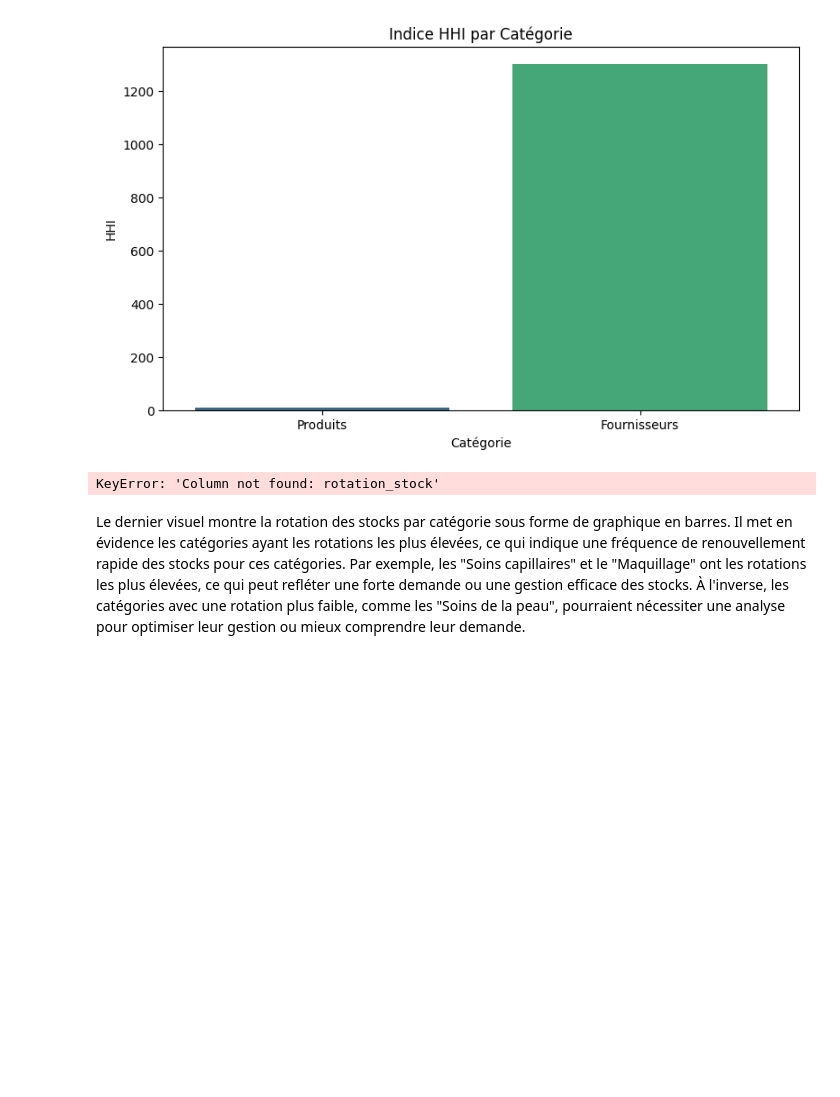
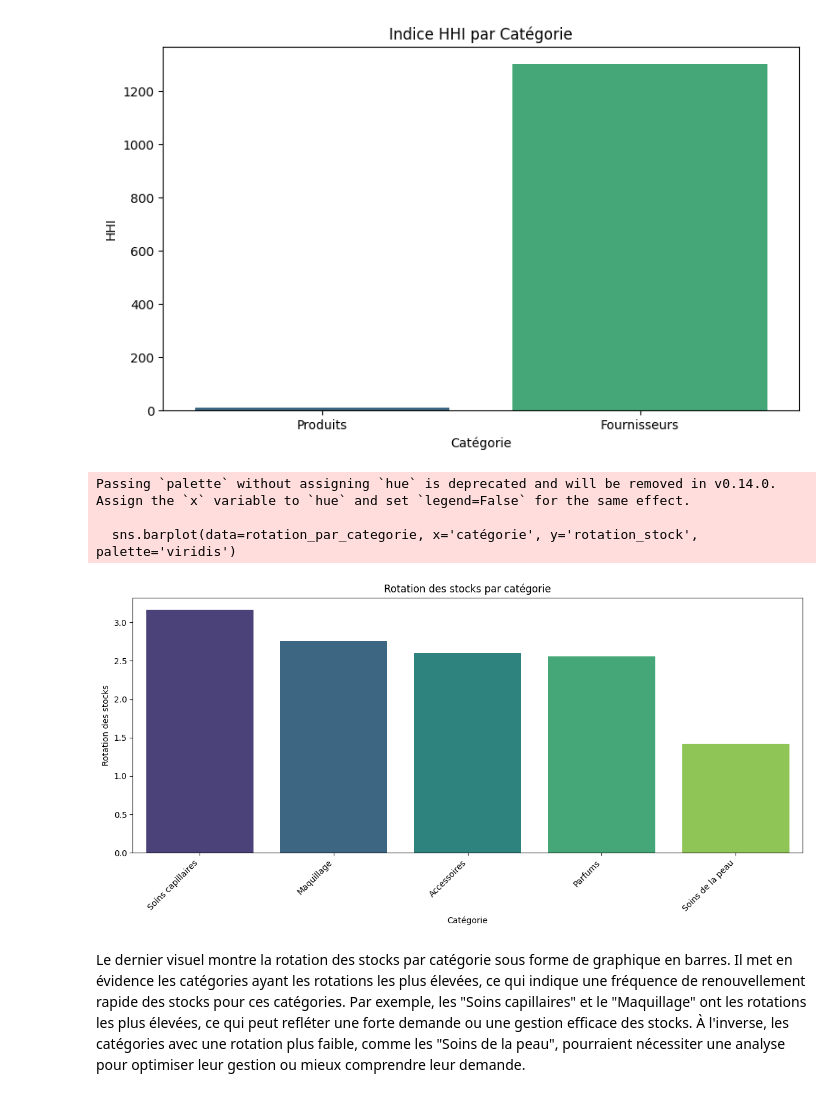
Before and after one commit to Fanaingamampiandra/Projet_Supply_chain, a Jupyter notebook: stephanie/achat_prod_fourn_stock.ipynb, the cells around one changed output. Saved outputs shown, nothing was run; the diff lists cells and outputs as text; code cells hidden in the pictures; blank space fills up the shorter version.

```diff
--- a/stephanie/achat_prod_fourn_stock.ipynb
+++ b/stephanie/achat_prod_fourn_stock.ipynb
@@ -270,23 +275,31 @@ Passing `palette` without assigning `hue` is deprecated and will be removed in v
   sns.barplot(data=hhi_data, x='Catégorie', y='HHI', palette='viridis')
 [figure]
 # %%
+# Créer la colonne rotation_stock si elle n'existe pas
+if 'rotation_stock' not in data.columns:
+	# Exemple de calcul : quantité / niveau_stock (évite la division par zéro)
+	data['rotation_stock'] = data['quantité'] / data['niveau_stock'].replace(0, np.nan)
+
 # Calculer la rotation moyenne des stocks par catégorie
 rotation_par_categorie = data.groupby('catégorie')['rotation_stock'].mean().reset_index()
 
 # Trier les catégories par rotation moyenne décroissante
 rotation_par_categorie = rotation_par_categorie.sort_values(by='rotation_stock', ascending=False)
 
 # Visualiser la rotation des stocks par catégorie
 plt.figure(figsize=(12, 6))
 sns.barplot(data=rotation_par_categorie, x='catégorie', y='rotation_stock', palette='viridis')
 plt.title('Rotation des stocks par catégorie')
 plt.xlabel('Catégorie')
 plt.ylabel('Rotation des stocks')
 plt.xticks(rotation=45, ha='right')
 plt.tight_layout()
 plt.show()
 # %% [output]
-KeyError: 'Column not found: rotation_stock'
+Passing `palette` without assigning `hue` is deprecated and will be removed in v0.14.0. Assign the `x` variable to `hue` and set `legend=False` for the same effect.
+
+  sns.barplot(data=rotation_par_categorie, x='catégorie', y='rotation_stock', palette='viridis')
+[figure, added]
 # %% [markdown]
 Le dernier visuel montre la rotation des stocks par catégorie sous forme de graphique en barres. Il met en évidence les catégories ayant les rotations les plus élevées, ce qui indique une fréquence de renouvellement rapide des stocks pour ces catégories. Par exemple, les "Soins capillaires" et le "Maquillage" ont les rotations les plus élevées, ce qui peut refléter une forte demande ou une gestion efficace des stocks. À l'inverse, les catégories avec une rotation plus faible, comme les "Soins de la peau", pourraient nécessiter une analyse pour optimiser leur gestion ou mieux comprendre leur demande.
 # %%
```
Also changed, not shown: parts of 42 cells of this notebook.
